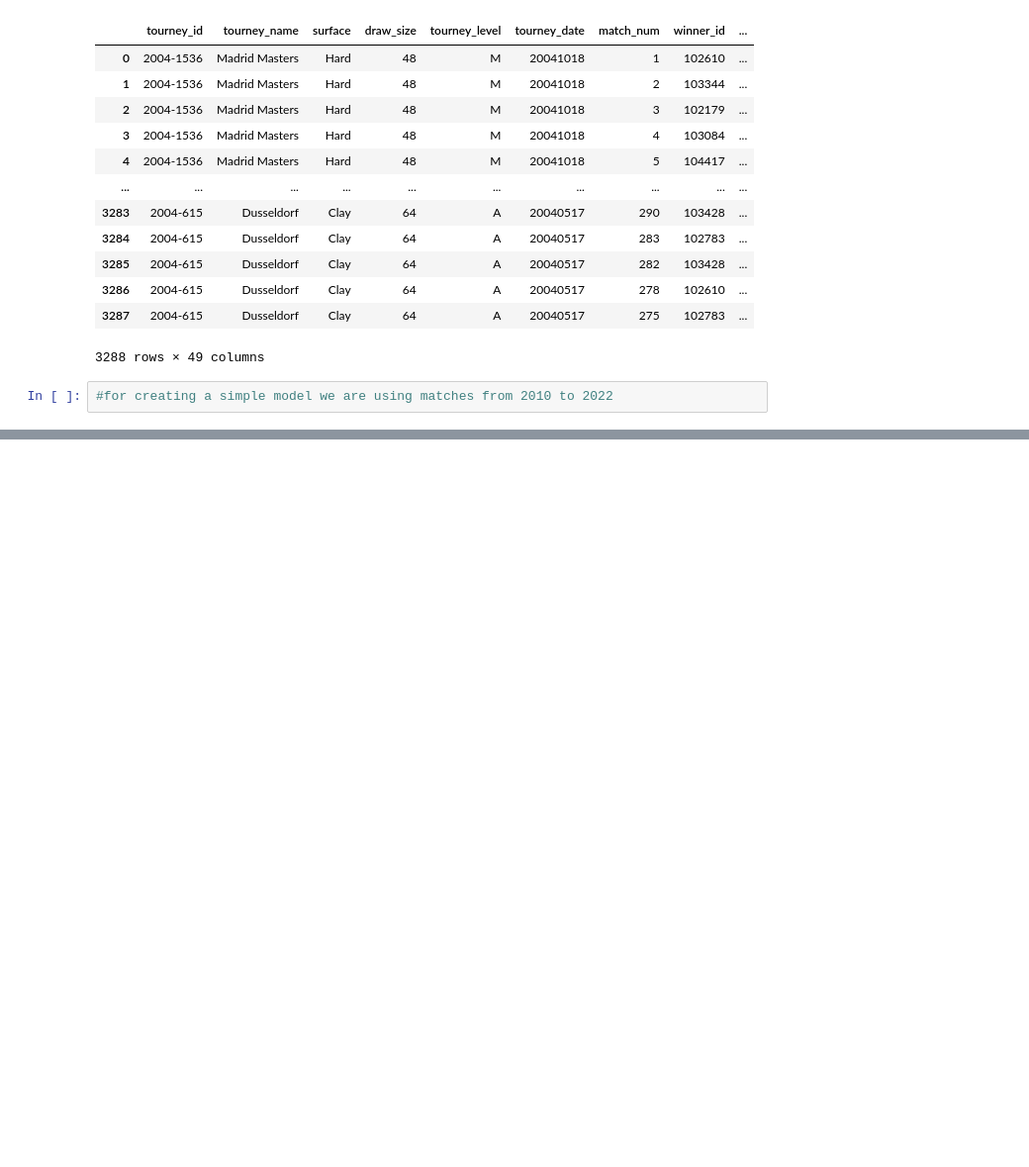
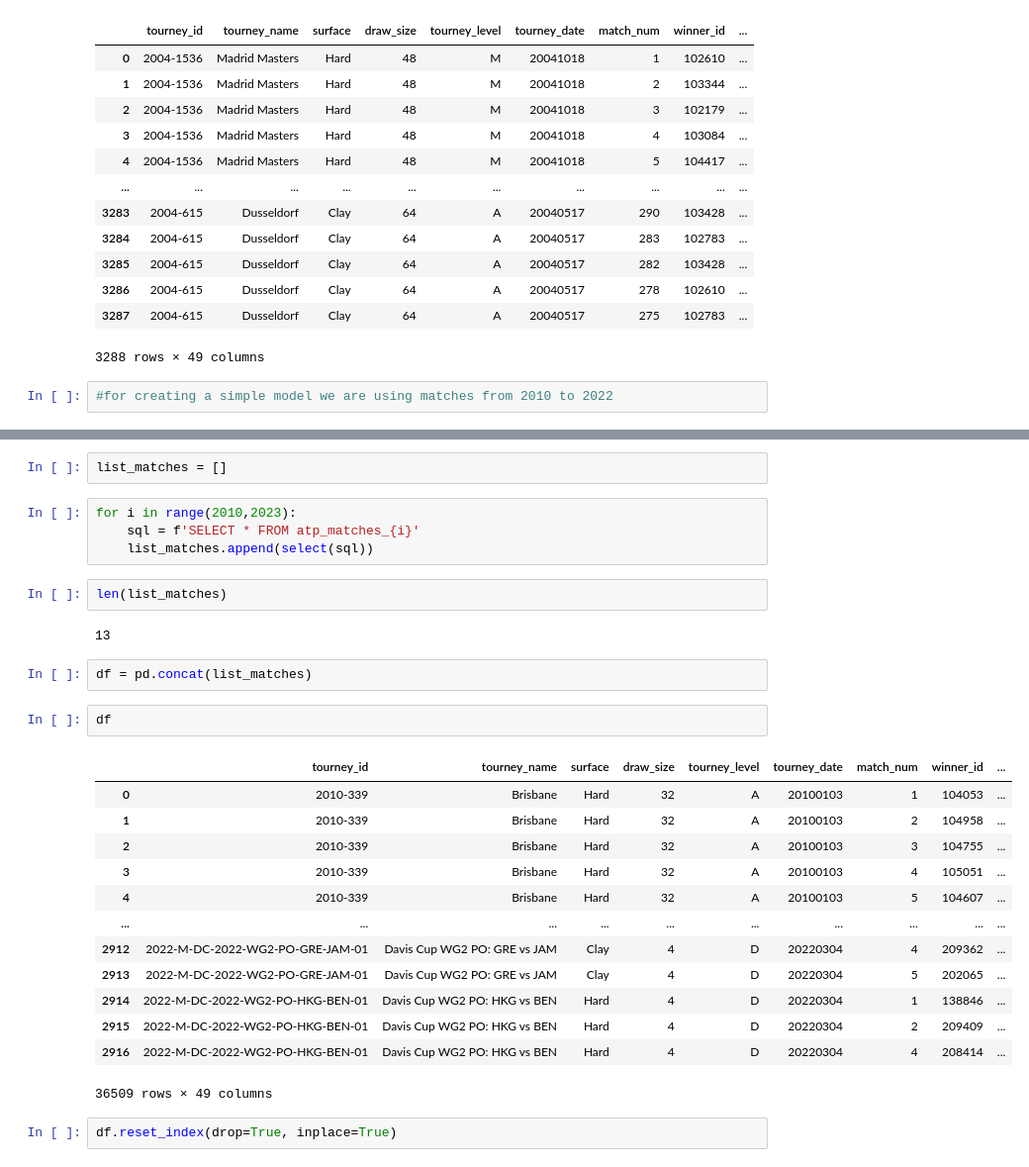
Before and after one commit to NazarPolishchuk7/Tennis_Match_Prediction, a Jupyter notebook: notebooks/data_preprocessing.ipynb, the cells around one changed output, grey strips where cells are left out. Shown at 99% size. Drawn from its saved outputs; the diff is of its cells as text; blank space fills up the shorter version.

```diff
--- a/notebooks/data_preprocessing.ipynb
+++ b/notebooks/data_preprocessing.ipynb
@@ -73,0 +64,30 @@ TypeError: list.count() takes exactly one argument (0 given)
+# %%
+list_matches = []
+# %%
+for i in range(2010,2023):
+    sql = f'SELECT * FROM atp_matches_{i}'
+    list_matches.append(select(sql))
+# %%
+len(list_matches)
+# %% [output]
+13
+# %%
+df = pd.concat(list_matches)
+# %%
+df
+# %% [output]
+|  | tourney_id | tourney_name | surface | draw_size | tourney_level | tourney_date | match_num | winner_id | ... |
+| 0 | 2010-339 | Brisbane | Hard | 32 | A | 20100103 | 1 | 104053 | ... |
+| 1 | 2010-339 | Brisbane | Hard | 32 | A | 20100103 | 2 | 104958 | ... |
+| 2 | 2010-339 | Brisbane | Hard | 32 | A | 20100103 | 3 | 104755 | ... |
+| 3 | 2010-339 | Brisbane | Hard | 32 | A | 20100103 | 4 | 105051 | ... |
+| 4 | 2010-339 | Brisbane | Hard | 32 | A | 20100103 | 5 | 104607 | ... |
+| ... | ... | ... | ... | ... | ... | ... | ... | ... | ... |
+| 2912 | 2022-M-DC-2022-WG2-PO-GRE-JAM-01 | Davis Cup WG2 PO: GRE vs JAM | Clay | 4 | D | 20220304 | 4 | 209362 | ... |
+| 2913 | 2022-M-DC-2022-WG2-PO-GRE-JAM-01 | Davis Cup WG2 PO: GRE vs JAM | Clay | 4 | D | 20220304 | 5 | 202065 | ... |
+| 2914 | 2022-M-DC-2022-WG2-PO-HKG-BEN-01 | Davis Cup WG2 PO: HKG vs BEN | Hard | 4 | D | 20220304 | 1 | 138846 | ... |
+| 2915 | 2022-M-DC-2022-WG2-PO-HKG-BEN-01 | Davis Cup WG2 PO: HKG vs BEN | Hard | 4 | D | 20220304 | 2 | 209409 | ... |
+| 2916 | 2022-M-DC-2022-WG2-PO-HKG-BEN-01 | Davis Cup WG2 PO: HKG vs BEN | Hard | 4 | D | 20220304 | 4 | 208414 | ... |
+36509 rows × 49 columns
+# %%
+df.reset_index(drop=True, inplace=True)
```
Also changed, not shown: parts of 8 cells of this notebook.
